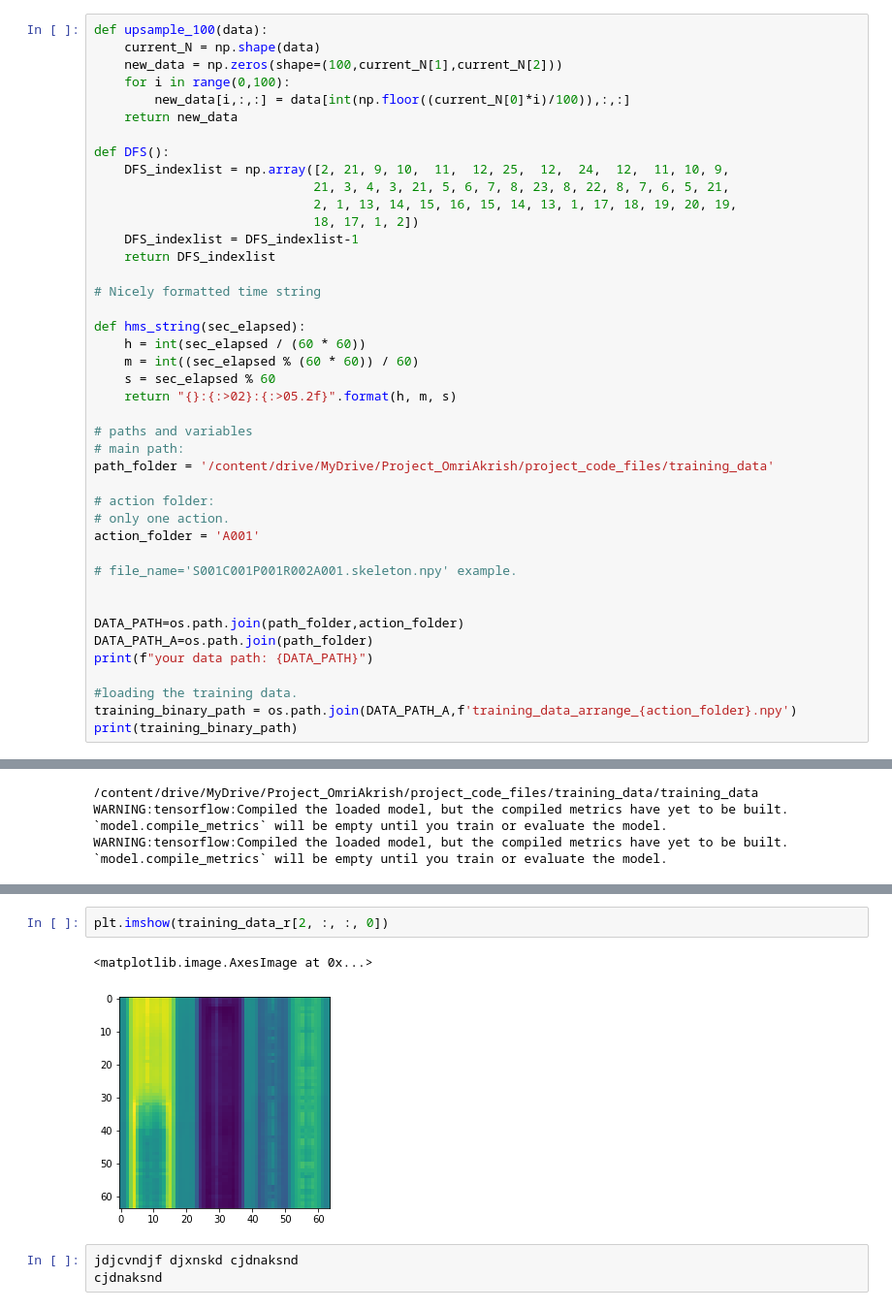
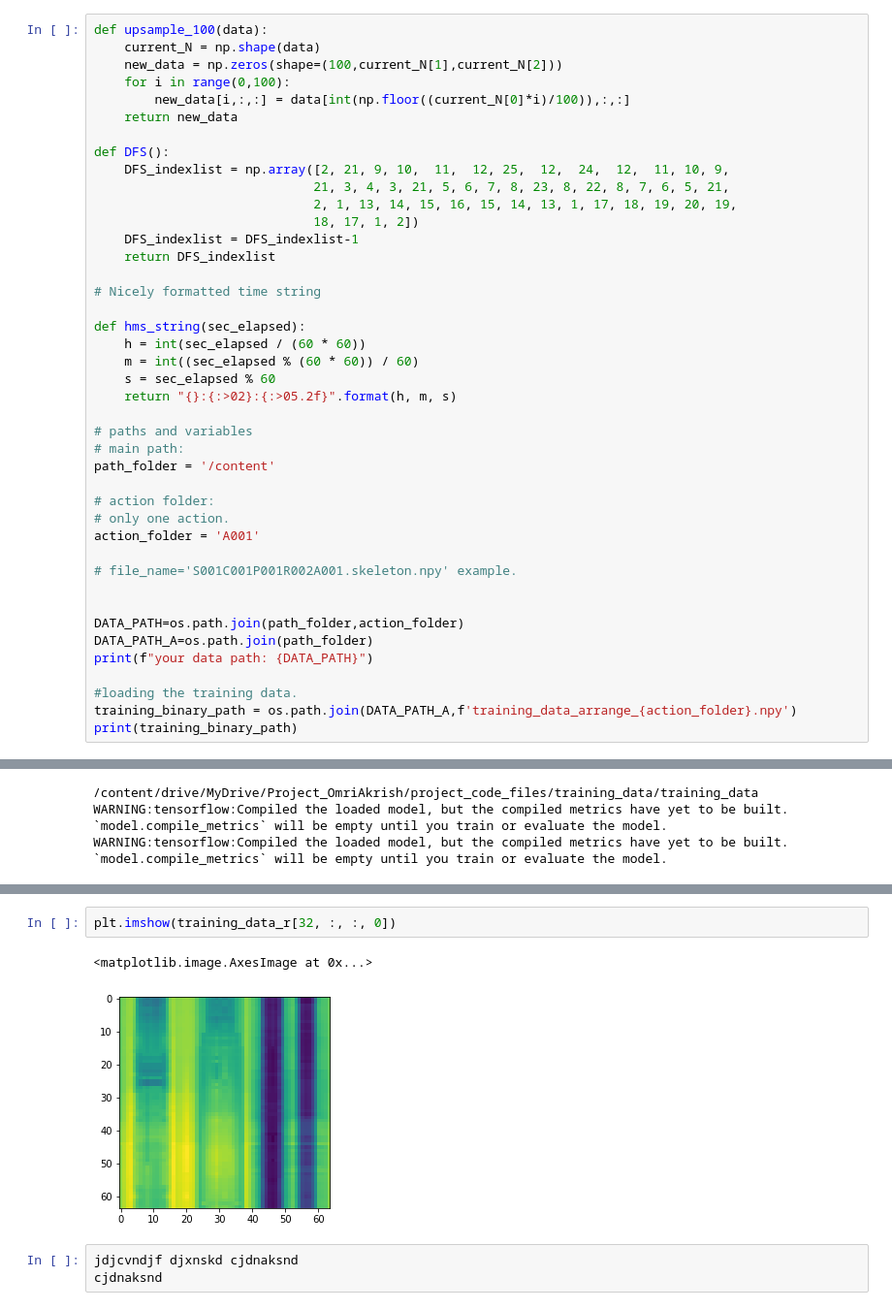
Before and after one commit to omriak/omri_project_files, a Jupyter notebook: training_colab.ipynb, the cells around one changed output, grey strips where cells are left out. Shown at 97% size. Drawn from its saved outputs; the diff is of its cells as text.

```diff
--- a/training_colab.ipynb
+++ b/training_colab.ipynb
@@ -58,7 +57,7 @@ def hms_string(sec_elapsed):
 
 # paths and variables
 # main path:
-path_folder = '/content/drive/MyDrive/Project_OmriAkrish/project_code_files/training_data'
+path_folder = '/content'
 
 # action folder:
 # only one action.
@@ -341,8 +341,8 @@ plt.imshow(generated_image[0, :, :, 0])
 # %%
-plt.imshow(training_data_r[2, :, :, 0])
+plt.imshow(training_data_r[32, :, :, 0])
 # %% [output]
 <matplotlib.image.AxesImage at 0x...>
-[figure, old version]
+[figure, new version]
 # %%
 jdjcvndjf djxnskd cjdnaksnd
 cjdnaksnd
```
Also changed, not shown: parts of 7 cells of this notebook.
